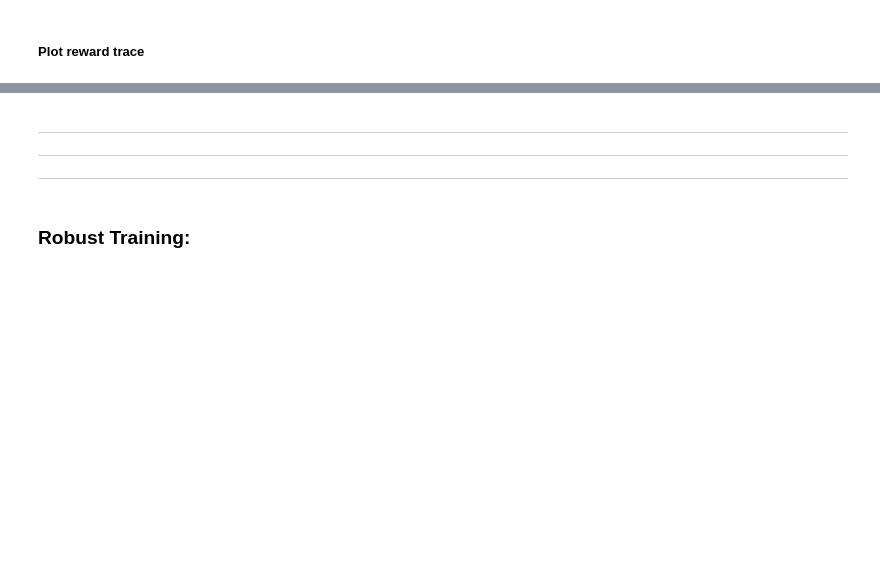
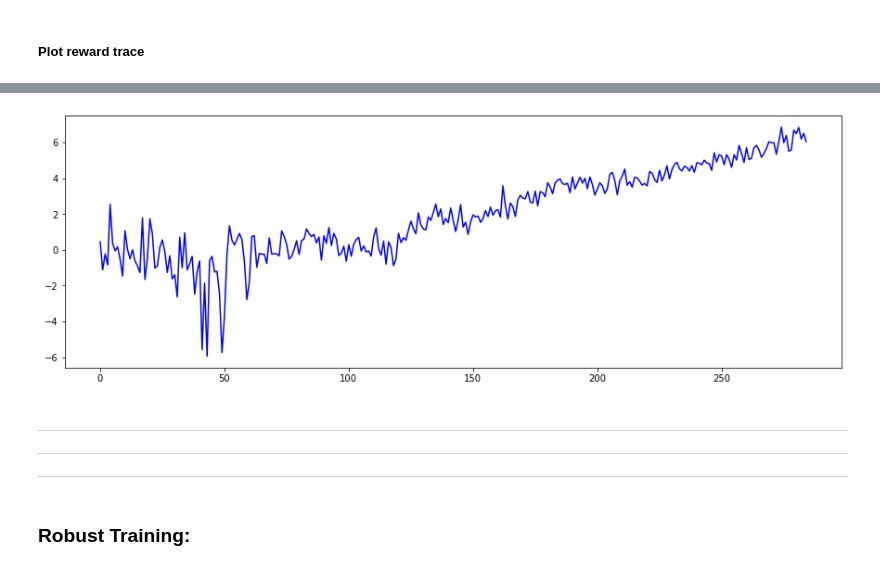
Before and after one commit to willarliss/Trade-Bot-2, a Jupyter notebook: train__main.ipynb, the cells around one changed output, grey strips where cells are left out. Cells and saved outputs as stored; diff of their text form; code cells hidden in the pictures; blank space fills up the shorter version.

```diff
--- a/train__main.ipynb
+++ b/train__main.ipynb
@@ -248,3 +248,11 @@ plt.show()
+# %%
+###
+plt.figure(figsize=(15,5))
+plt.plot(reward_trace['avg_episode_reward'], 'b')
+plt.savefig('./repo_assets/01-15-2021') ###
+plt.show()
+# %% [output]
+[figure, added]
 # %% [markdown]
 ---
 ---
```
Also changed, not shown: parts of 17 cells of this notebook, 36 other files.
